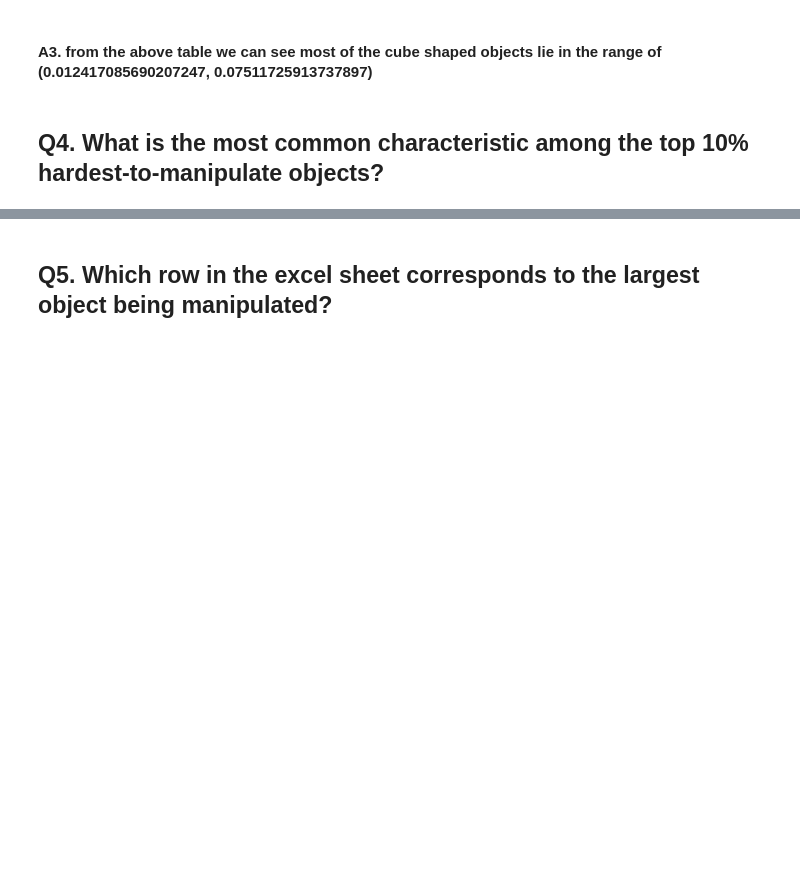
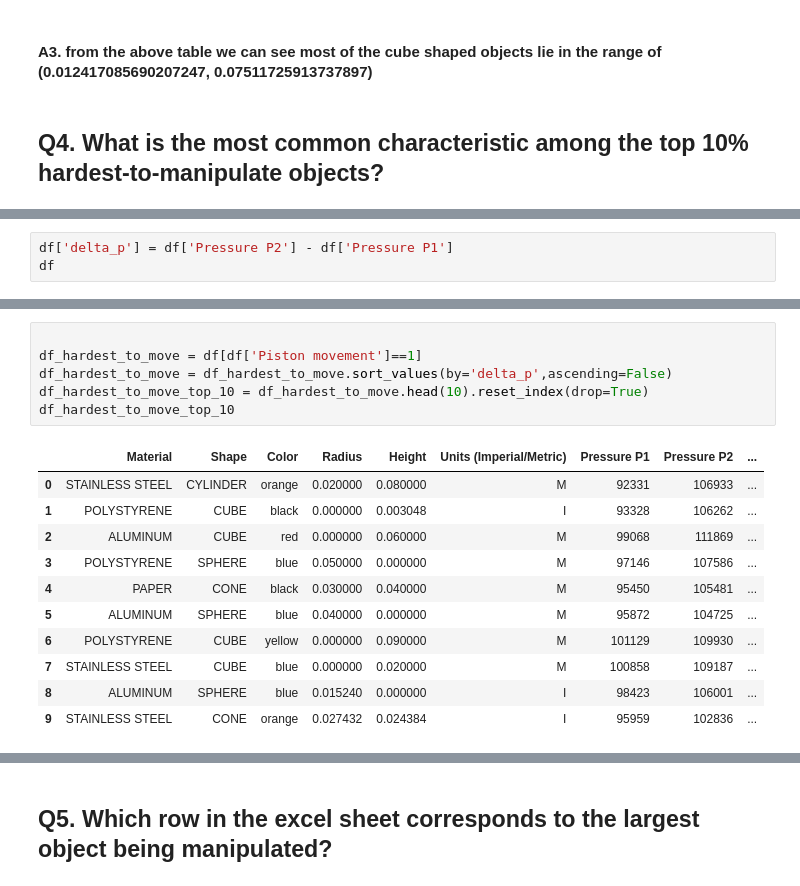
Before and after one commit to venkatgmrit05/python_challenges, a Jupyter notebook: nexera/Problems/Problems/queston2.ipynb, the cells around one changed output, grey strips where cells are left out. Cells and saved outputs as stored; diff of their text form; blank space fills up the shorter version.

```diff
--- a/nexera/Problems/Problems/queston2.ipynb
+++ b/nexera/Problems/Problems/queston2.ipynb
@@ -210,0 +222,3 @@ height_range
+# %%
+df['delta_p'] = df['Pressure P2'] - df['Pressure P1']
+df
@@ -210,0 +239,18 @@ height_range
+# %%
+
+df_hardest_to_move = df[df['Piston movement']==1]
+df_hardest_to_move = df_hardest_to_move.sort_values(by='delta_p',ascending=False)
+df_hardest_to_move_top_10 = df_hardest_to_move.head(10).reset_index(drop=True)
+df_hardest_to_move_top_10
+# %% [output]
+|  | Material | Shape | Color | Radius | Height | Units (Imperial/Metric) | Pressure P1 | Pressure P2 | ... |
+| 0 | STAINLESS STEEL | CYLINDER | orange | 0.020000 | 0.080000 | M | 92331 | 106933 | ... |
+| 1 | POLYSTYRENE | CUBE | black | 0.000000 | 0.003048 | I | 93328 | 106262 | ... |
+| 2 | ALUMINUM | CUBE | red | 0.000000 | 0.060000 | M | 99068 | 111869 | ... |
+| 3 | POLYSTYRENE | SPHERE | blue | 0.050000 | 0.000000 | M | 97146 | 107586 | ... |
+| 4 | PAPER | CONE | black | 0.030000 | 0.040000 | M | 95450 | 105481 | ... |
+| 5 | ALUMINUM | SPHERE | blue | 0.040000 | 0.000000 | M | 95872 | 104725 | ... |
+| 6 | POLYSTYRENE | CUBE | yellow | 0.000000 | 0.090000 | M | 101129 | 109930 | ... |
+| 7 | STAINLESS STEEL | CUBE | blue | 0.000000 | 0.020000 | M | 100858 | 109187 | ... |
+| 8 | ALUMINUM | SPHERE | blue | 0.015240 | 0.000000 | I | 98423 | 106001 | ... |
+| 9 | STAINLESS STEEL | CONE | orange | 0.027432 | 0.024384 | I | 95959 | 102836 | ... |
```
Also changed, not shown: parts of 4 cells of this notebook, 1 other file.
